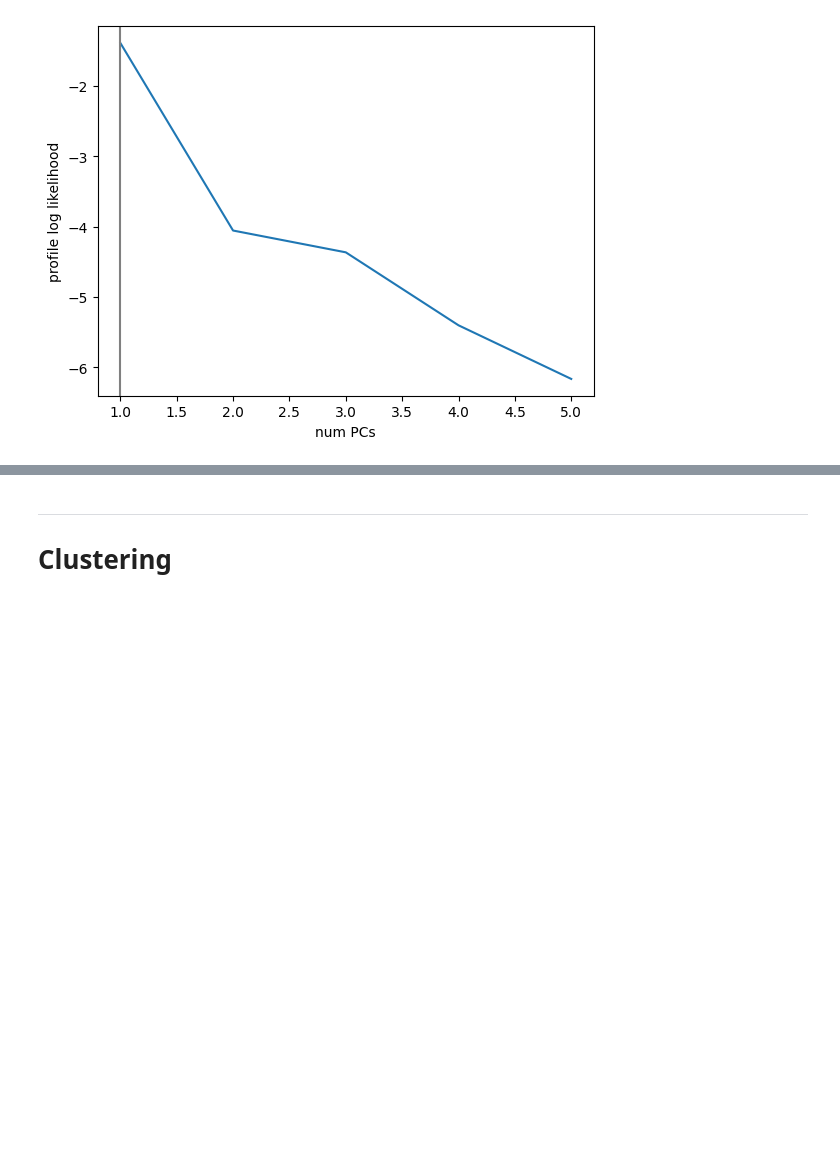
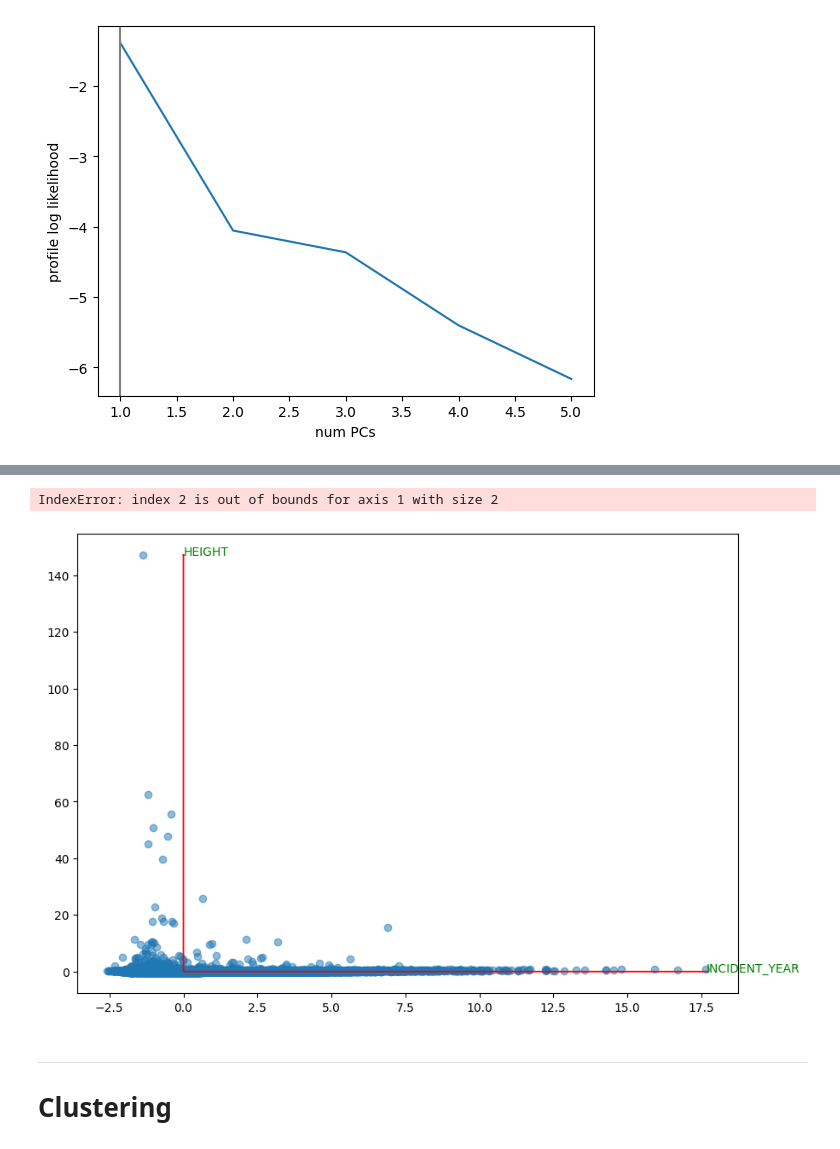
Before and after one commit to LuisBuenoA/Wildlife-Strike-Analysis, a Jupyter notebook: Practica1.ipynb, the cells around one changed output, grey strips where cells are left out. Cells and saved outputs as stored; diff of their text form; code cells hidden in the pictures; blank space fills up the shorter version.

```diff
--- a/Practica1.ipynb
+++ b/Practica1.ipynb
@@ -486,8 +499,8 @@ plt.show()
 [figure]
 # %%
 pca = PCA(n_components = 2)
-X_train = pca.fit_transform(X_train)
-X_test = pca.transform(X_test)
+X_pca_train = pca.fit_transform(X_train)
+X_pca_test = pca.transform(X_test)
 # %%
 fig, ax = plt.subplots()
 xs = np.arange(0, 5)
@@ -542,3 +555,23 @@ plt.axvline(xs[idx], c='grey')
 plt.show()
 # %% [output]
 [figure]
+# %%
+# Perform PCA
+n_components = 2
+pca = PCA(n_components=n_components)
+pca.fit(X_train)
+
+# Access the matrix W of eigenvectors (principal components)
+W = pca.components_
+print("Matrix W (Eigenvectors/Principal Components):")
+print(W)
+
+# Access the eigenvalues (explained variance)
+eigenvalues = pca.explained_variance_
+print("Eigenvalues (Explained Variance):")
+print(eigenvalues)
+
+# Access the explained variance ratio
+explained_variance_ratio = pca.explained_variance_ratio_
+print("Explained Variance Ratio:")
+print(explained_variance_ratio)
@@ -545,3 +586,25 @@ plt.show()
+# %%
+
+# Plot the PCA scores
+plt.figure(figsize=(10, 7))
+plt.scatter(X_pca_train[:, 0], X_pca_train[:, 1], alpha=0.5)
+
+# Plot the loadings (arrows)
+for i, feature in enumerate(NUMERICAL_COLUMNS):  # Assume 'features' is your list of feature names
+    plt.arrow(0, 0, pca.components_[0, i]*max(X_pca_train[:,0]), pca.components_[1, i]*max(X_pca_train[:,1]),
+              color='r', width=0.005, head_width=0.05)
+    plt.text(pca.components_[0, i]*max(X_pca_train[:,0]), pca.components_[1, i]*max(X_pca_train[:,1]),
+             feature, color='g')
+
+plt.xlabel('Principal Component 1')
+plt.ylabel('Principal Component 2')
+plt.title('PCA Biplot')
+plt.grid(True)
+plt.axis('equal')  # Equal scaling on both axes for proper arrow representation
+plt.show()
+# %% [output]
+IndexError: index 2 is out of bounds for axis 1 with size 2
+[figure, added]
 # %% [markdown]
 ----
 # Clustering
```
Also changed, not shown: parts of 6 cells of this notebook, 3 other files.
